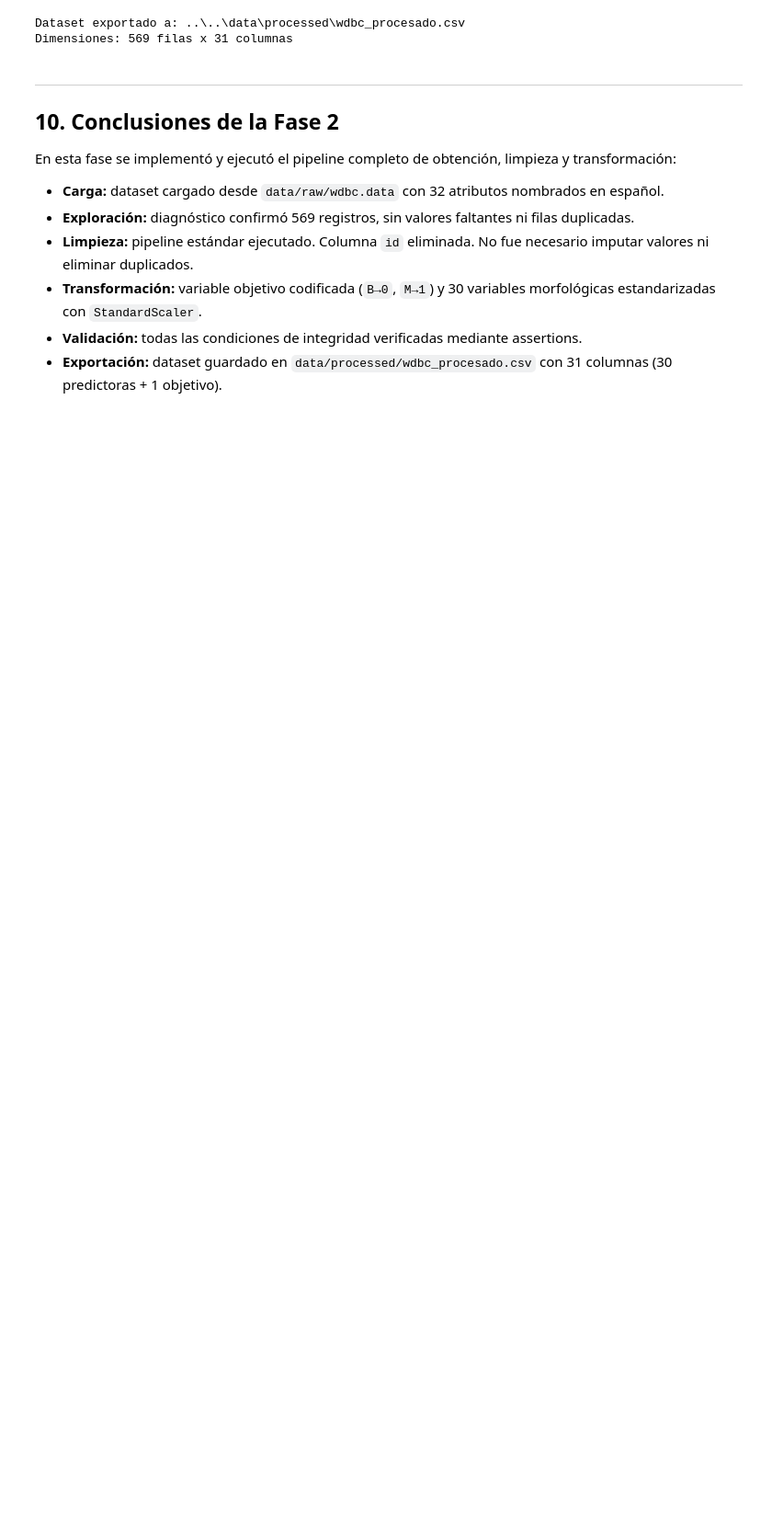
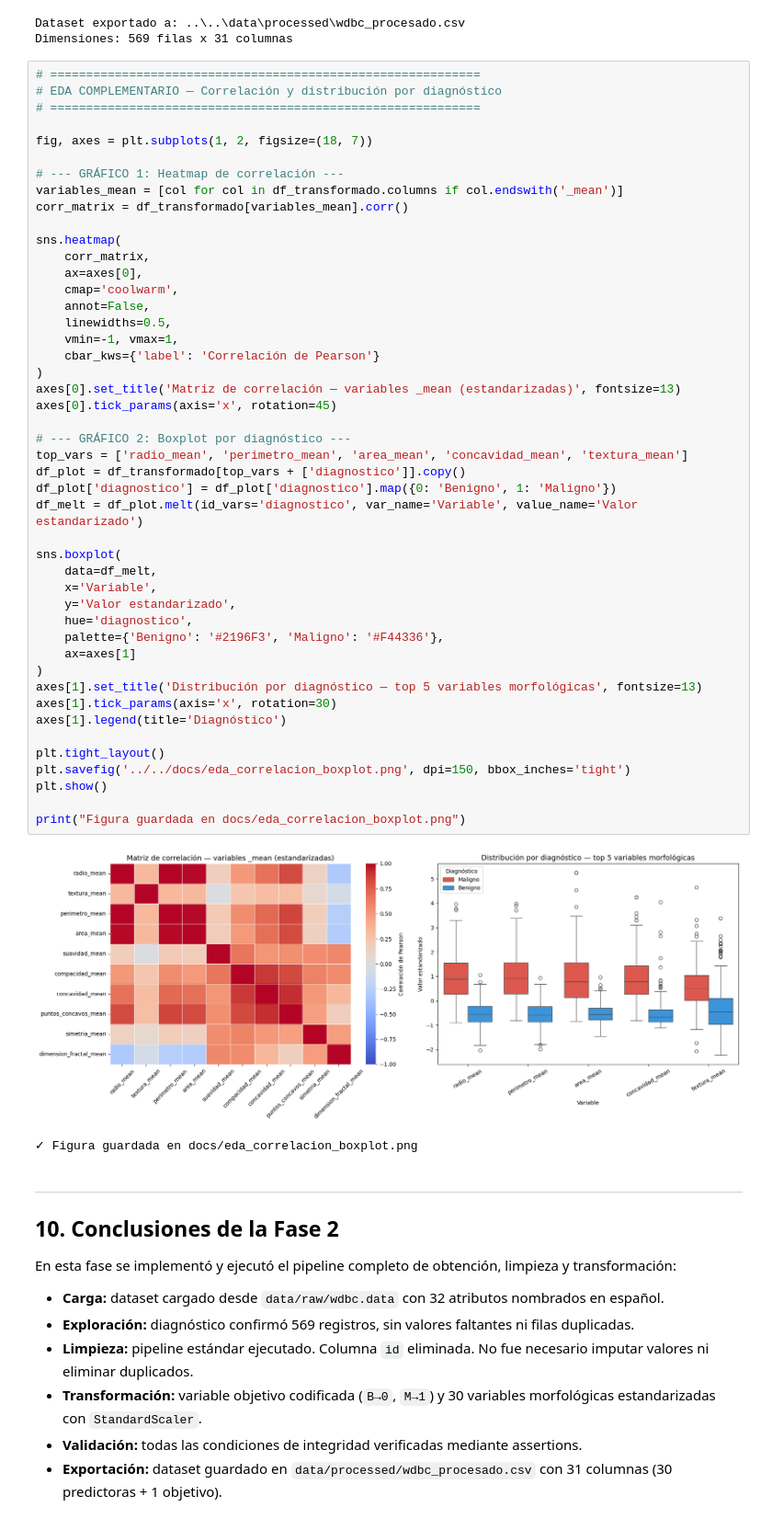
Before and after one commit to k1ngdom0fbullsh1t/proyecto-grupo4-mcdi500, a Jupyter notebook: notebooks/f2_preprocesamiento/F2_Limpieza_Transformacion.ipynb, the cells around one changed output. Shown at 92% size. Drawn from its saved outputs; the diff is of its cells as text; blank space fills up the shorter version.

Commit message:
agregar EDA complementario: heatmap de correlacion y boxplot por diagnostico

```diff
--- a/notebooks/f2_preprocesamiento/F2_Limpieza_Transformacion.ipynb
+++ b/notebooks/f2_preprocesamiento/F2_Limpieza_Transformacion.ipynb
@@ -536,6 +554,55 @@ exportar_dataset(df_transformado, RUTA_PROCESSED)
 # %% [output]
 Dataset exportado a: ..\..\data\processed\wdbc_procesado.csv
 Dimensiones: 569 filas x 31 columnas
+# %%
+# ============================================================
+# EDA COMPLEMENTARIO — Correlación y distribución por diagnóstico
+# ============================================================
+
+fig, axes = plt.subplots(1, 2, figsize=(18, 7))
+
+# --- GRÁFICO 1: Heatmap de correlación ---
+variables_mean = [col for col in df_transformado.columns if col.endswith('_mean')]
+corr_matrix = df_transformado[variables_mean].corr()
+
+sns.heatmap(
+    corr_matrix,
+    ax=axes[0],
+    cmap='coolwarm',
+    annot=False,
+    linewidths=0.5,
+    vmin=-1, vmax=1,
+    cbar_kws={'label': 'Correlación de Pearson'}
+)
+axes[0].set_title('Matriz de correlación — variables _mean (estandarizadas)', fontsize=13)
+axes[0].tick_params(axis='x', rotation=45)
+
+# --- GRÁFICO 2: Boxplot por diagnóstico ---
+top_vars = ['radio_mean', 'perimetro_mean', 'area_mean', 'concavidad_mean', 'textura_mean']
+df_plot = df_transformado[top_vars + ['diagnostico']].copy()
+df_plot['diagnostico'] = df_plot['diagnostico'].map({0: 'Benigno', 1: 'Maligno'})
+df_melt = df_plot.melt(id_vars='diagnostico', var_name='Variable', value_name='Valor estandarizado')
+
+sns.boxplot(
+    data=df_melt,
+    x='Variable',
+    y='Valor estandarizado',
+    hue='diagnostico',
+    palette={'Benigno': '#2196F3', 'Maligno': '#F44336'},
+    ax=axes[1]
+)
+axes[1].set_title('Distribución por diagnóstico — top 5 variables morfológicas', fontsize=13)
+axes[1].tick_params(axis='x', rotation=30)
+axes[1].legend(title='Diagnóstico')
+
+plt.tight_layout()
+plt.savefig('../../docs/eda_correlacion_boxplot.png', dpi=150, bbox_inches='tight')
+plt.show()
+
+print("Figura guardada en docs/eda_correlacion_boxplot.png")
+# %% [output]
+[figure, added]
+✓ Figura guardada en docs/eda_correlacion_boxplot.png
 # %% [markdown]
 ---
 ## 10. Conclusiones de la Fase 2
```
Also changed, not shown: parts of 4 cells of this notebook, 1 other file.
